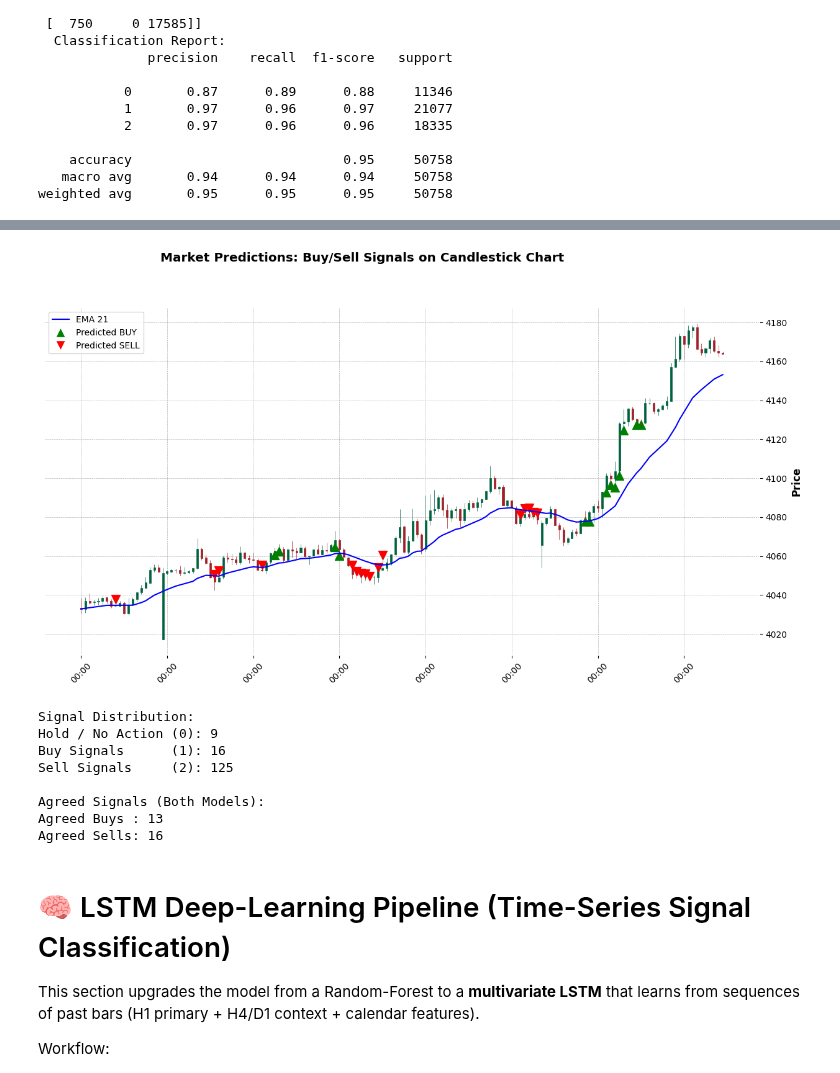
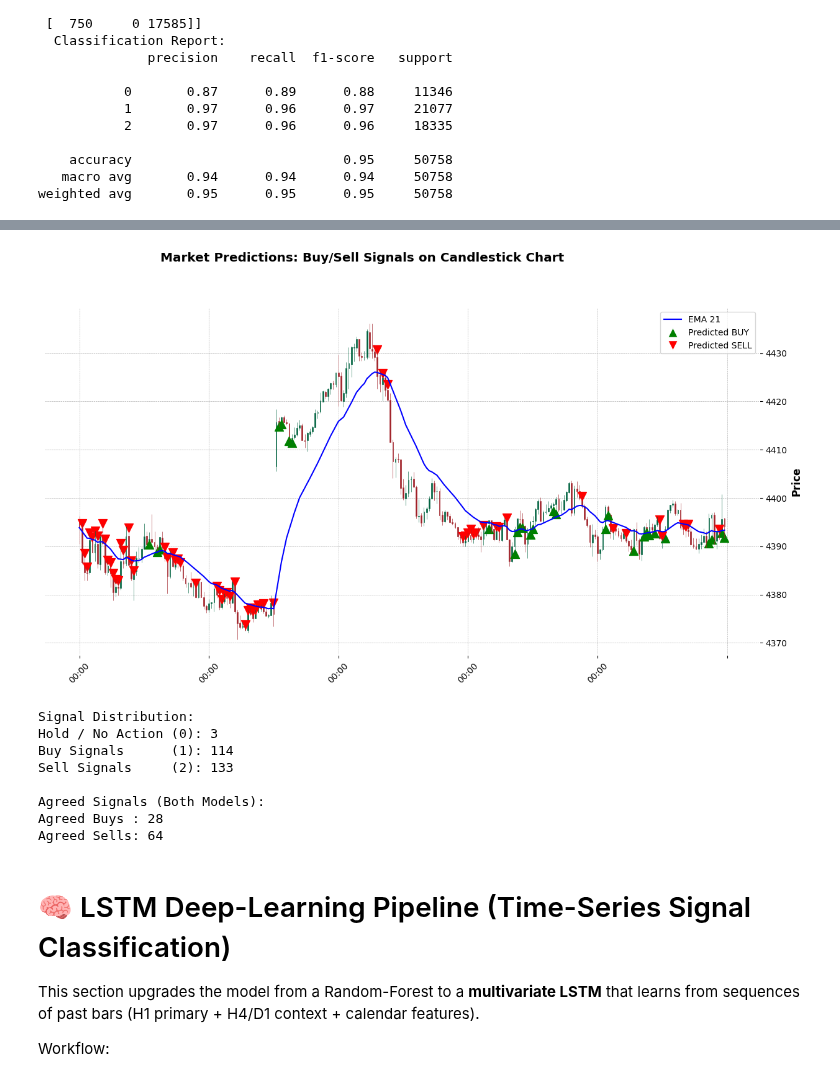
Before and after one commit to dbright123/Dbot-Advance1, a Jupyter notebook: market_prediction.ipynb, the cells around one changed output, grey strips where cells are left out. Drawn from its saved outputs; the diff is of its cells as text; code cells hidden in the pictures.

```diff
--- a/market_prediction.ipynb
+++ b/market_prediction.ipynb
@@ -489,7 +489,7 @@ y = df['label'].values
 #del df
 
 X_train, X_test, y_train, y_test = train_test_split(
-    X, y, test_size=0.1, random_state=42, stratify=y
+    X, y, test_size=0.03, random_state=42, stratify=y
 )
 print("Before:", y_train.shape)
 
@@ -500,10 +500,10 @@ Before: (1339705,)
 # %%
 rf_model = RandomForestClassifier(
-    n_estimators=400,
+    n_estimators=250,
     random_state=42,
     class_weight='balanced',
     verbose=1,
-    n_jobs=-1
+    n_jobs=3
 )
 rf_model.fit(X_train, y_train)
 
@@ -541,9 +541,9 @@ weighted avg       0.94      0.94      0.94     50758
 # %%
 et_model = ExtraTreesClassifier(
-    n_estimators=150,
+    n_estimators=70,
     class_weight="balanced",
     random_state=42,
-    n_jobs=3,
+    n_jobs=2,
     verbose=1
 )
 et_model.fit(X_train, y_train)
@@ -600,7 +617,7 @@ import mplfinance as mpf
 import matplotlib.pyplot as plt
 from matplotlib.lines import Line2D
 
-def predict_and_plot_signals(model, model2, df, feature_columns,
+def predict_and_plot_signals(model, df, feature_columns,
                              ohlc_map=None,
                              chart_style='charles'):
     """
@@ -649,17 +666,17 @@ def predict_and_plot_signals(model, model2, df, feature_columns,
     # --- 3. Make predictions ---
     X = data[feature_columns].values
     data['predicted_label'] = model.predict(X)
-    data['predicted_label2'] = model2.predict(X)
+
 
     # --- 4. Build marker Series with the SAME index as ohlc_df ---
     buy_marker = pd.Series(index=ohlc_df.index, dtype=float, name='buy')
     sell_marker = pd.Series(index=ohlc_df.index, dtype=float, name='sell')
 
-    buys = data[(data['predicted_label'] == 1) & (data['predicted_label2'] == 1) & (data['open'] > ohlc_df['EMA_21'])  & (data['close'] > ohlc_df['EMA_21'])]
+    buys = data[(data['predicted_label'] == 1) & (data['close'] > ohlc_df['EMA_21'])]
     if not buys.empty:
         buy_marker.loc[buys.index] = buys[ohlc_map['Low']]
 
-    sells = data[(data['predicted_label'] == 2) & (data['predicted_label2'] == 2) & (data['open'] < ohlc_df['EMA_21'])  & (data['close'] < ohlc_df['EMA_21'])]
+    sells = data[(data['predicted_label'] == 2) & (data['close'] < ohlc_df['EMA_21'])]
     if not sells.empty:
         sell_marker.loc[sells.index] = sells[ohlc_map['High']]
 
@@ -715,5 +732,5 @@ def predict_and_plot_signals(model, model2, df, feature_columns,
 # Ensure your 'df' has gone through engineer_features() first
 # features = ['open', 'high', 'low', 'volume', 'month', 'day', 'hour', 'minute', 'day_of_week']
 #ohlc_map = {'Open':'Open', 'High':'High', 'Low':'Low', 'Close':'Close'}
-predict_and_plot_signals(rf_model, et_model, df_test[-150:], FEATURE_NAMES)
+predict_and_plot_signals(et_model, df_test[-250:], FEATURE_NAMES)
 # %% [output]
@@ -728,12 +740,12 @@ predict_and_plot_signals(rf_model, et_model, df_test[-150:], FEATURE_NAMES)
-[figure, old version]
+[figure, new version]
 Signal Distribution:
-Hold / No Action (0): 9
-Buy Signals      (1): 16
-Sell Signals     (2): 125
+Hold / No Action (0): 3
+Buy Signals      (1): 114
+Sell Signals     (2): 133
 
 Agreed Signals (Both Models):
-Agreed Buys : 13
-Agreed Sells: 16
+Agreed Buys : 28
+Agreed Sells: 64
 # %% [markdown]
 # 🧠 LSTM Deep-Learning Pipeline (Time-Series Signal Classification)
 
```
Also changed, not shown: parts of 11 cells of this notebook, 1 other file.
